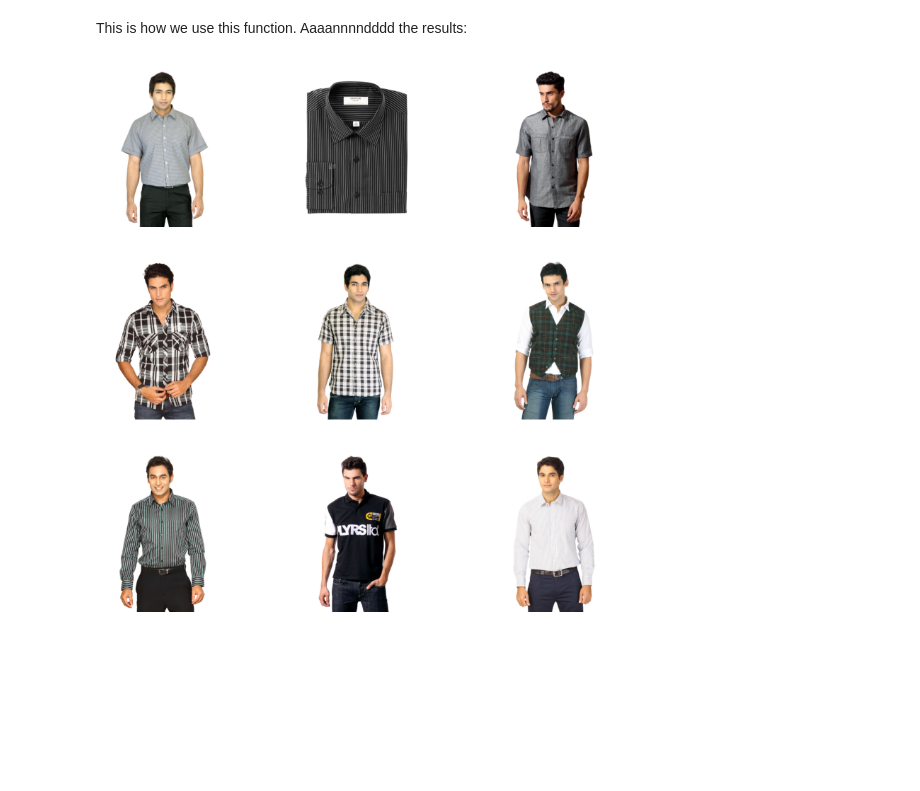
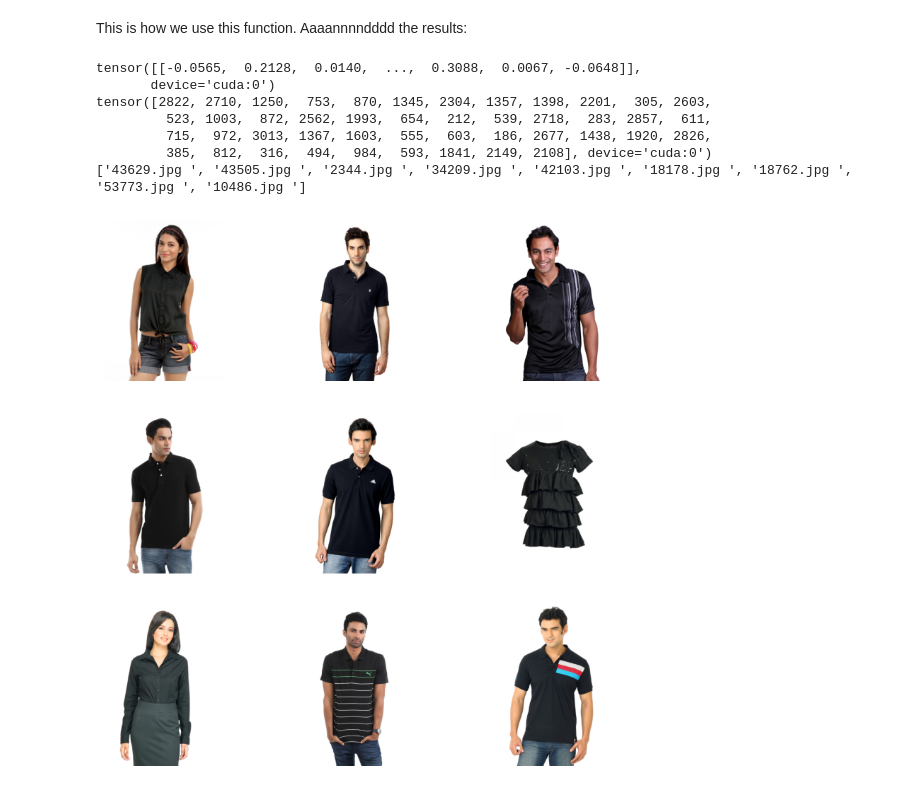
Before and after one commit to Epein5/MultiModal-Fashion-Search, a Jupyter notebook: Code/train.ipynb, the cells around one changed output. Cells and saved outputs as stored; diff of their text form; code cells hidden in the pictures; blank space fills up the shorter version.

```diff
--- a/Code/train.ipynb
+++ b/Code/train.ipynb
@@ -77,7 +78,7 @@ class CFG:
     weight_decay = 1e-3
     patience = 1
     factor = 0.8
-    epochs = 10
+    epochs = 20
     device = torch.device("cuda" if torch.cuda.is_available() else "cpu")
 
     model_name = 'resnet50'
@@ -446,4 +470,27 @@ def get_image_embeddings(valid_df, model_path):
     return model, torch.cat(valid_image_embeddings)
 # %%
 _, valid_df = make_train_valid_dfs()
-model, image_embeddings = get_image_embeddings(valid_df, "bests.pt")
+model, valid_image_embeddings = get_image_embeddings(valid_df, "../Models/20ephocs.pt")
+# %%
+def get_text_features(valid_df,):
+    tokenizer = DistilBertTokenizer.from_pretrained(CFG.text_tokenizer)
+    text_list = []
+    for i in valid_df['caption']:
+        encoded_query = tokenizer([i])
+        # text_list.append(encoded_query)
+        batch = {
+            key: torch.tensor(values).to(CFG.device)
+            for key, values in encoded_query.items()
+        }
+        with torch.no_grad():
+            text_features = model.text_encoder(
+                input_ids=batch["input_ids"], attention_mask=batch["attention_mask"]
+            )
+            text_embeddings = model.text_projection(text_features)
+
+        text_embeddings_n = F.normalize(text_embeddings, p=2, dim=-1)
+        text_list.append(text_embeddings_n)
+
+    return torch.cat(text_list)
+
+text_features = get_text_features(valid_df)
@@ -480,9 +641,16 @@ def find_matches(model, image_embeddings, query, image_filenames, n=9):
 This is how we use this function. Aaaannnndddd the results:
 # %%
 find_matches(model,
-             image_embeddings,
-             query="Striped black Shirt with short sleeves",
+             valid_image_embeddings,
+             query="Solid Black T-Shirt with short sleeves",
              image_filenames=valid_df['image'].values,
              n=9)
 # %% [output]
+tensor([[-0.0565,  0.2128,  0.0140,  ...,  0.3088,  0.0067, -0.0648]],
+       device='cuda:0')
+tensor([2822, 2710, 1250,  753,  870, 1345, 2304, 1357, 1398, 2201,  305, 2603,
+         523, 1003,  872, 2562, 1993,  654,  212,  539, 2718,  283, 2857,  611,
+         715,  972, 3013, 1367, 1603,  555,  603,  186, 2677, 1438, 1920, 2826,
+         385,  812,  316,  494,  984,  593, 1841, 2149, 2108], device='cuda:0')
+['43629.jpg ', '43505.jpg ', '2344.jpg ', '34209.jpg ', '42103.jpg ', '18178.jpg ', '18762.jpg ', '53773.jpg ', '10486.jpg ']
-[figure, old version]
+[figure, new version]
```
Also changed, not shown: parts of 19 cells of this notebook, 8 other files.
